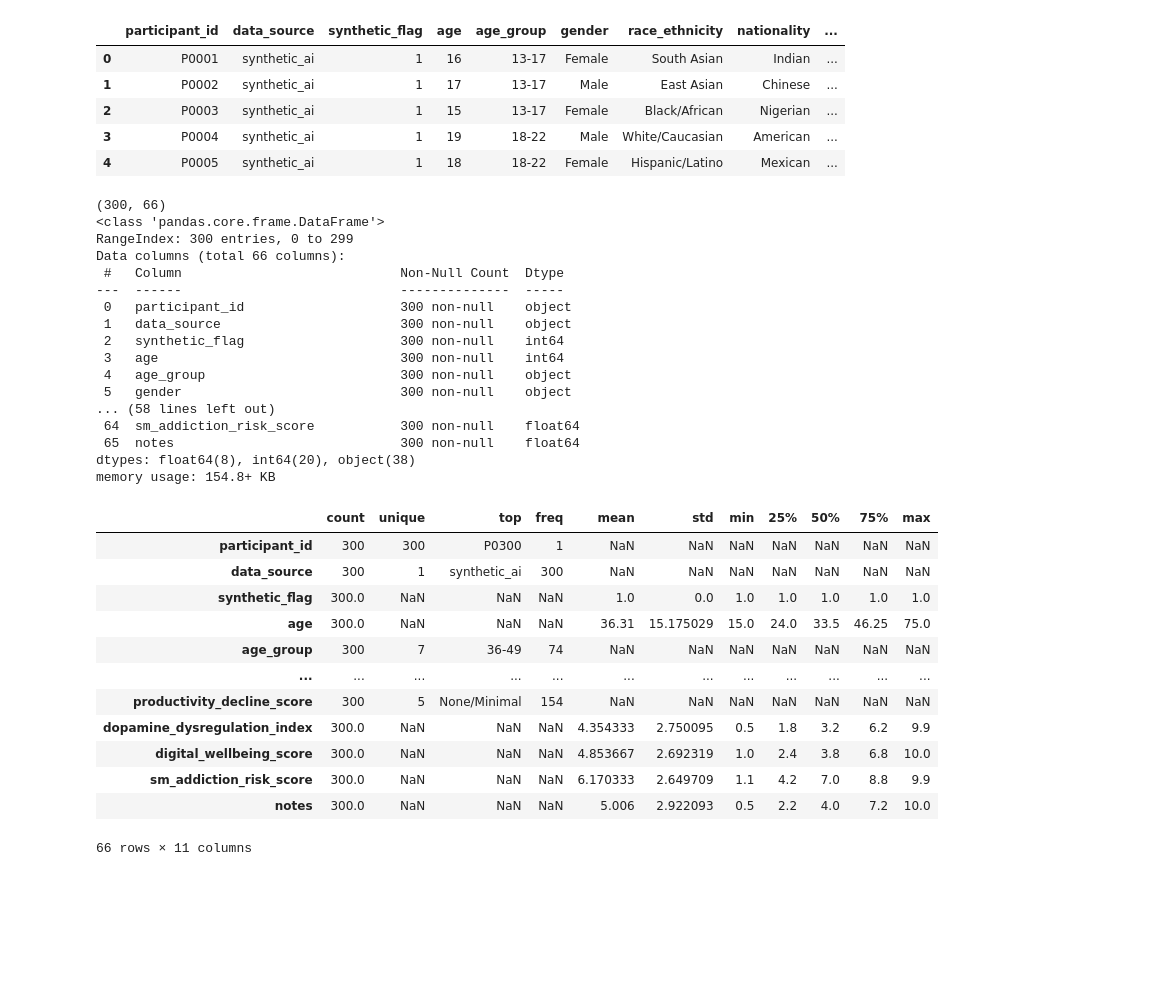
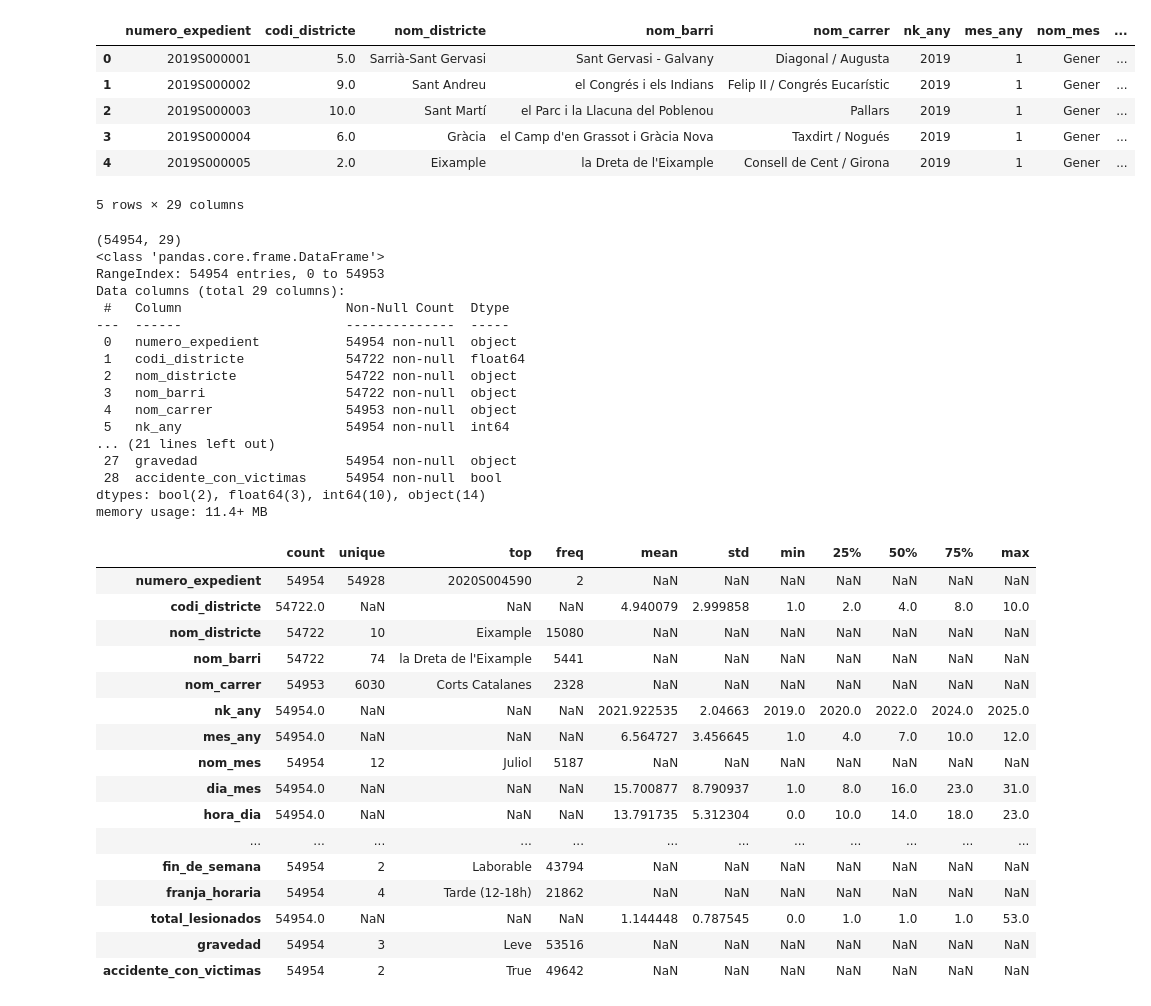
Before and after one commit to Mirari-ie/Infovis2627-Group6, a Jupyter notebook: data_exploration_accidents.ipynb, the cells around one changed output. Drawn from its saved outputs; the diff is of its cells as text; code cells hidden in the pictures; blank space fills up the shorter version.

```diff
--- a/data_exploration_accidents.ipynb
+++ b/data_exploration_accidents.ipynb
@@ -1,38 +1,40 @@
 # %%
 # 1) Load CSV into pandas and show first rows
 import pandas as pd
-path = r"c:\Users\alek3\Documents\Uni\Scientific Computing Master\5. Semester SciComp Barcelona\Presentation_Visualization\social_media_dopamine_productivity.csv"
+import matplotlib.pyplot as plt
+path = r"c:\Users\alek3\Documents\Uni\Scientific Computing Master\5. Semester SciComp Barcelona\Presentation_Visualization\accidents_bcn_2019_2025.csv"
 df = pd.read_csv(path, encoding='utf-8', low_memory=False)
 df.head()
 # %% [output]
-|  | participant_id | data_source | synthetic_flag | age | age_group | gender | race_ethnicity | nationality | ... |
-| 0 | P0001 | synthetic_ai | 1 | 16 | 13-17 | Female | South Asian | Indian | ... |
-| 1 | P0002 | synthetic_ai | 1 | 17 | 13-17 | Male | East Asian | Chinese | ... |
-| 2 | P0003 | synthetic_ai | 1 | 15 | 13-17 | Female | Black/African | Nigerian | ... |
-| 3 | P0004 | synthetic_ai | 1 | 19 | 18-22 | Male | White/Caucasian | American | ... |
-| 4 | P0005 | synthetic_ai | 1 | 18 | 18-22 | Female | Hispanic/Latino | Mexican | ... |
+|  | numero_expedient | codi_districte | nom_districte | nom_barri | nom_carrer | nk_any | mes_any | nom_mes | ... |
+| 0 | 2019S000001 | 5.0 | Sarrià-Sant Gervasi | Sant Gervasi - Galvany | Diagonal / Augusta | 2019 | 1 | Gener | ... |
+| 1 | 2019S000002 | 9.0 | Sant Andreu | el Congrés i els Indians | Felip II / Congrés Eucarístic | 2019 | 1 | Gener | ... |
+| 2 | 2019S000003 | 10.0 | Sant Martí | el Parc i la Llacuna del Poblenou | Pallars | 2019 | 1 | Gener | ... |
+| 3 | 2019S000004 | 6.0 | Gràcia | el Camp d'en Grassot i Gràcia Nova | Taxdirt / Nogués | 2019 | 1 | Gener | ... |
+| 4 | 2019S000005 | 2.0 | Eixample | la Dreta de l'Eixample | Consell de Cent / Girona | 2019 | 1 | Gener | ... |
+5 rows × 29 columns
 # %%
 # 2) Quick overview: info, shape
 print(df.shape)
 df.info()
 # %% [output]
-(300, 66)
+(54954, 29)
 <class 'pandas.core.frame.DataFrame'>
-RangeIndex: 300 entries, 0 to 299
-Data columns (total 66 columns):
- #   Column                            Non-Null Count  Dtype
----  ------                            --------------  -----
- 0   participant_id                    300 non-null    object
- 1   data_source                       300 non-null    object
- 2   synthetic_flag                    300 non-null    int64
- 3   age                               300 non-null    int64
- 4   age_group                         300 non-null    object
- 5   gender                            300 non-null    object
-... (58 lines left out)
- 64  sm_addiction_risk_score           300 non-null    float64
- 65  notes                             300 non-null    float64
-dtypes: float64(8), int64(20), object(38)
-memory usage: 154.8+ KB
+RangeIndex: 54954 entries, 0 to 54953
+Data columns (total 29 columns):
+ #   Column                     Non-Null Count  Dtype
+---  ------                     --------------  -----
+ 0   numero_expedient           54954 non-null  object
+ 1   codi_districte             54722 non-null  float64
+ 2   nom_districte              54722 non-null  object
+ 3   nom_barri                  54722 non-null  object
+ 4   nom_carrer                 54953 non-null  object
+ 5   nk_any                     54954 non-null  int64
+... (21 lines left out)
+ 27  gravedad                   54954 non-null  object
+ 28  accidente_con_victimas     54954 non-null  bool
+dtypes: bool(2), float64(3), int64(10), object(14)
+memory usage: 11.4+ MB
 # %%
 # 3) Missing values and summary
 missing = df.isna().sum().sort_values(ascending=False)
@@ -43,18 +45,22 @@ pd.set_option('display.max_columns', None)
 df.describe(include='all').T
 # %% [output]
 |  | count | unique | top | freq | mean | std | min | 25% | 50% | 75% | max |
-| participant_id | 300 | 300 | P0300 | 1 | NaN | NaN | NaN | NaN | NaN | NaN | NaN |
-| data_source | 300 | 1 | synthetic_ai | 300 | NaN | NaN | NaN | NaN | NaN | NaN | NaN |
-| synthetic_flag | 300.0 | NaN | NaN | NaN | 1.0 | 0.0 | 1.0 | 1.0 | 1.0 | 1.0 | 1.0 |
-| age | 300.0 | NaN | NaN | NaN | 36.31 | 15.175029 | 15.0 | 24.0 | 33.5 | 46.25 | 75.0 |
-| age_group | 300 | 7 | 36-49 | 74 | NaN | NaN | NaN | NaN | NaN | NaN | NaN |
+| numero_expedient | 54954 | 54928 | 2020S004590 | 2 | NaN | NaN | NaN | NaN | NaN | NaN | NaN |
+| codi_districte | 54722.0 | NaN | NaN | NaN | 4.940079 | 2.999858 | 1.0 | 2.0 | 4.0 | 8.0 | 10.0 |
+| nom_districte | 54722 | 10 | Eixample | 15080 | NaN | NaN | NaN | NaN | NaN | NaN | NaN |
+| nom_barri | 54722 | 74 | la Dreta de l'Eixample | 5441 | NaN | NaN | NaN | NaN | NaN | NaN | NaN |
+| nom_carrer | 54953 | 6030 | Corts Catalanes | 2328 | NaN | NaN | NaN | NaN | NaN | NaN | NaN |
+| nk_any | 54954.0 | NaN | NaN | NaN | 2021.922535 | 2.04663 | 2019.0 | 2020.0 | 2022.0 | 2024.0 | 2025.0 |
+| mes_any | 54954.0 | NaN | NaN | NaN | 6.564727 | 3.456645 | 1.0 | 4.0 | 7.0 | 10.0 | 12.0 |
+| nom_mes | 54954 | 12 | Juliol | 5187 | NaN | NaN | NaN | NaN | NaN | NaN | NaN |
+| dia_mes | 54954.0 | NaN | NaN | NaN | 15.700877 | 8.790937 | 1.0 | 8.0 | 16.0 | 23.0 | 31.0 |
+| hora_dia | 54954.0 | NaN | NaN | NaN | 13.791735 | 5.312304 | 0.0 | 10.0 | 14.0 | 18.0 | 23.0 |
 | ... | ... | ... | ... | ... | ... | ... | ... | ... | ... | ... | ... |
-| productivity_decline_score | 300 | 5 | None/Minimal | 154 | NaN | NaN | NaN | NaN | NaN | NaN | NaN |
-| dopamine_dysregulation_index | 300.0 | NaN | NaN | NaN | 4.354333 | 2.750095 | 0.5 | 1.8 | 3.2 | 6.2 | 9.9 |
-| digital_wellbeing_score | 300.0 | NaN | NaN | NaN | 4.853667 | 2.692319 | 1.0 | 2.4 | 3.8 | 6.8 | 10.0 |
-| sm_addiction_risk_score | 300.0 | NaN | NaN | NaN | 6.170333 | 2.649709 | 1.1 | 4.2 | 7.0 | 8.8 | 9.9 |
-| notes | 300.0 | NaN | NaN | NaN | 5.006 | 2.922093 | 0.5 | 2.2 | 4.0 | 7.2 | 10.0 |
+| fin_de_semana | 54954 | 2 | Laborable | 43794 | NaN | NaN | NaN | NaN | NaN | NaN | NaN |
+| franja_horaria | 54954 | 4 | Tarde (12-18h) | 21862 | NaN | NaN | NaN | NaN | NaN | NaN | NaN |
+| total_lesionados | 54954.0 | NaN | NaN | NaN | 1.144448 | 0.787545 | 0.0 | 1.0 | 1.0 | 1.0 | 53.0 |
+| gravedad | 54954 | 3 | Leve | 53516 | NaN | NaN | NaN | NaN | NaN | NaN | NaN |
+| accidente_con_victimas | 54954 | 2 | True | 49642 | NaN | NaN | NaN | NaN | NaN | NaN | NaN |
-66 rows × 11 columns
 # %%
 # 4) Numeric columns: ranges and stats
 num = df.select_dtypes(include=['number'])
```
Also changed, not shown: parts of 8 cells of this notebook.
